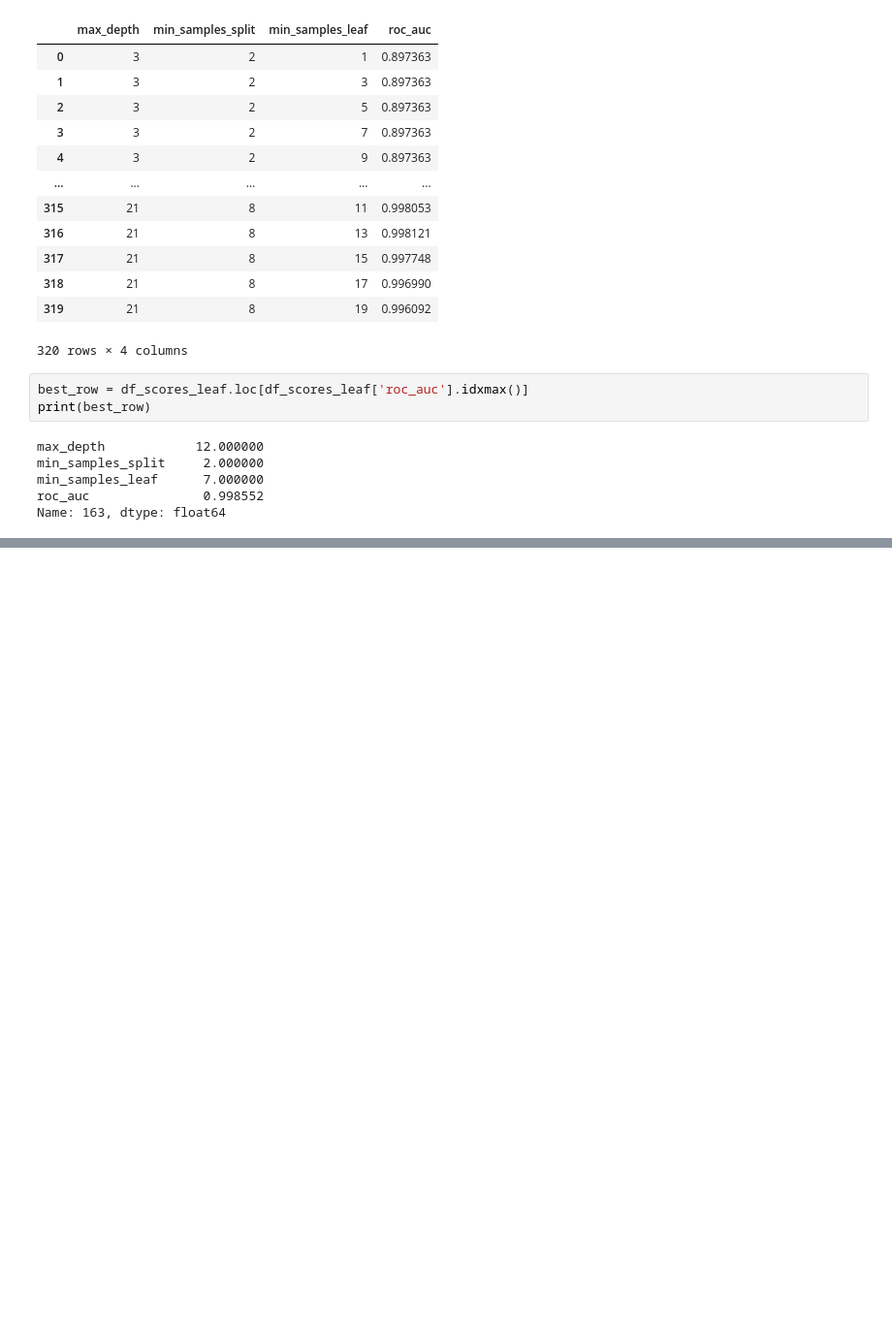
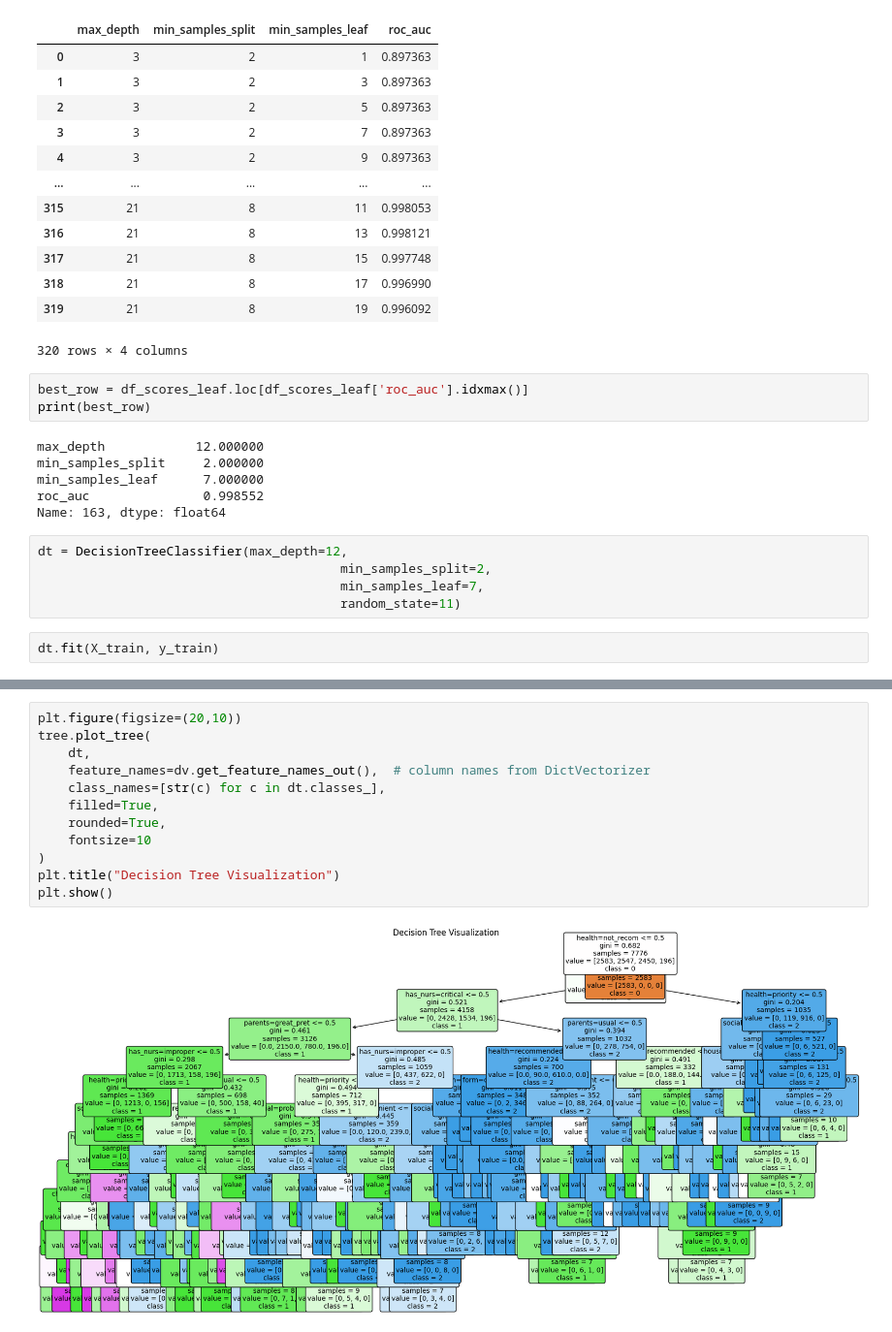
Before and after one commit to rajibulislam1/DataTalksClub, a Jupyter notebook: 2025/Midterm/dtr.ipynb, the cells around one changed output, grey strips where cells are left out. Shown at 97% size. Cells and saved outputs as stored; diff of their text form; blank space fills up the shorter version.

```diff
--- a/2025/Midterm/dtr.ipynb
+++ b/2025/Midterm/dtr.ipynb
@@ -385,3 +386,10 @@ min_samples_split     2.000000
 min_samples_leaf      7.000000
 roc_auc               0.998552
 Name: 163, dtype: float64
+# %%
+dt = DecisionTreeClassifier(max_depth=12,
+                                        min_samples_split=2,
+                                        min_samples_leaf=7,
+                                        random_state=11)
+# %%
+dt.fit(X_train, y_train)
@@ -387,0 +464,14 @@ Name: 163, dtype: float64
+# %%
+plt.figure(figsize=(20,10))
+tree.plot_tree(
+    dt,
+    feature_names=dv.get_feature_names_out(),  # column names from DictVectorizer
+    class_names=[str(c) for c in dt.classes_],
+    filled=True,
+    rounded=True,
+    fontsize=10
+)
+plt.title("Decision Tree Visualization")
+plt.show()
+# %% [output]
+[figure, added]
```
Also changed, not shown: parts of 10 cells of this notebook, 2 other files.
